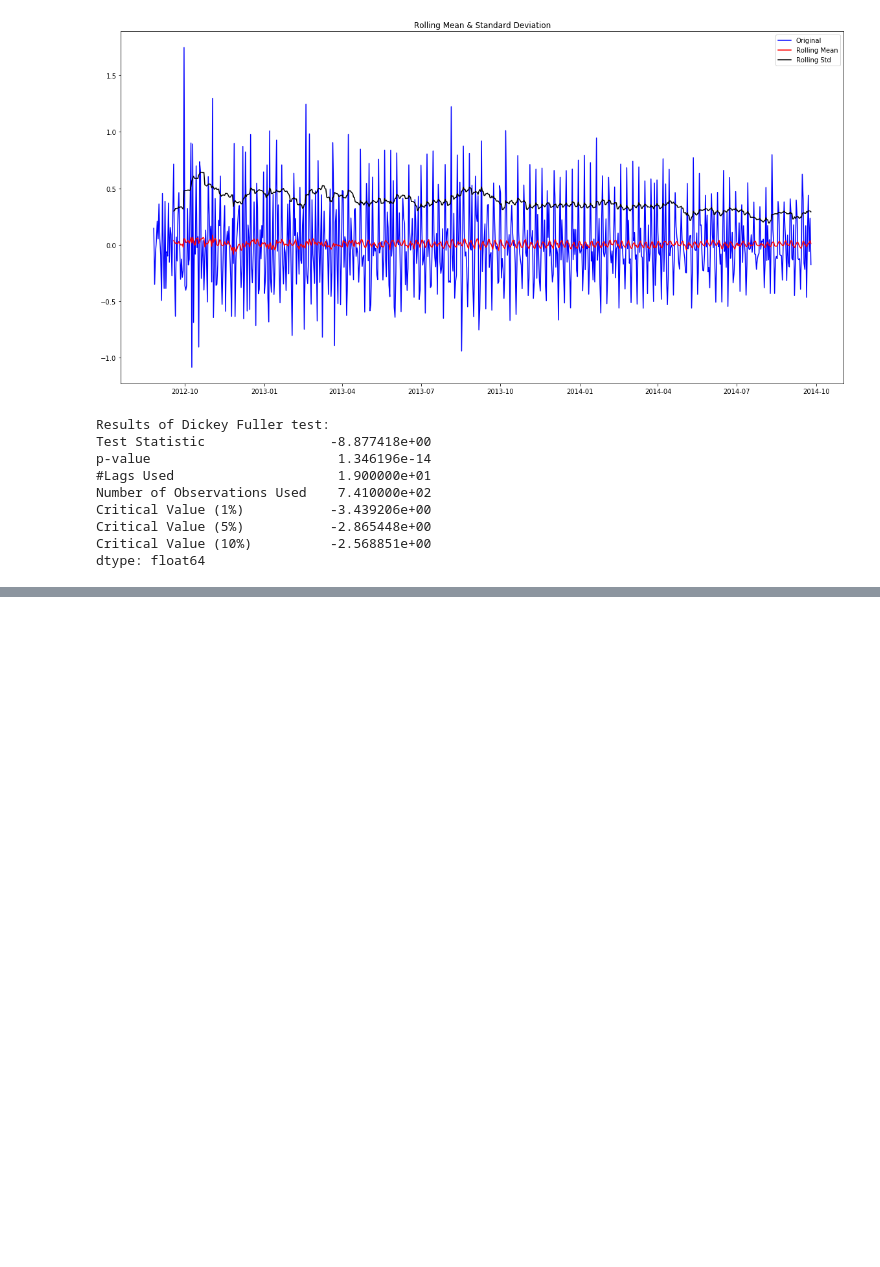
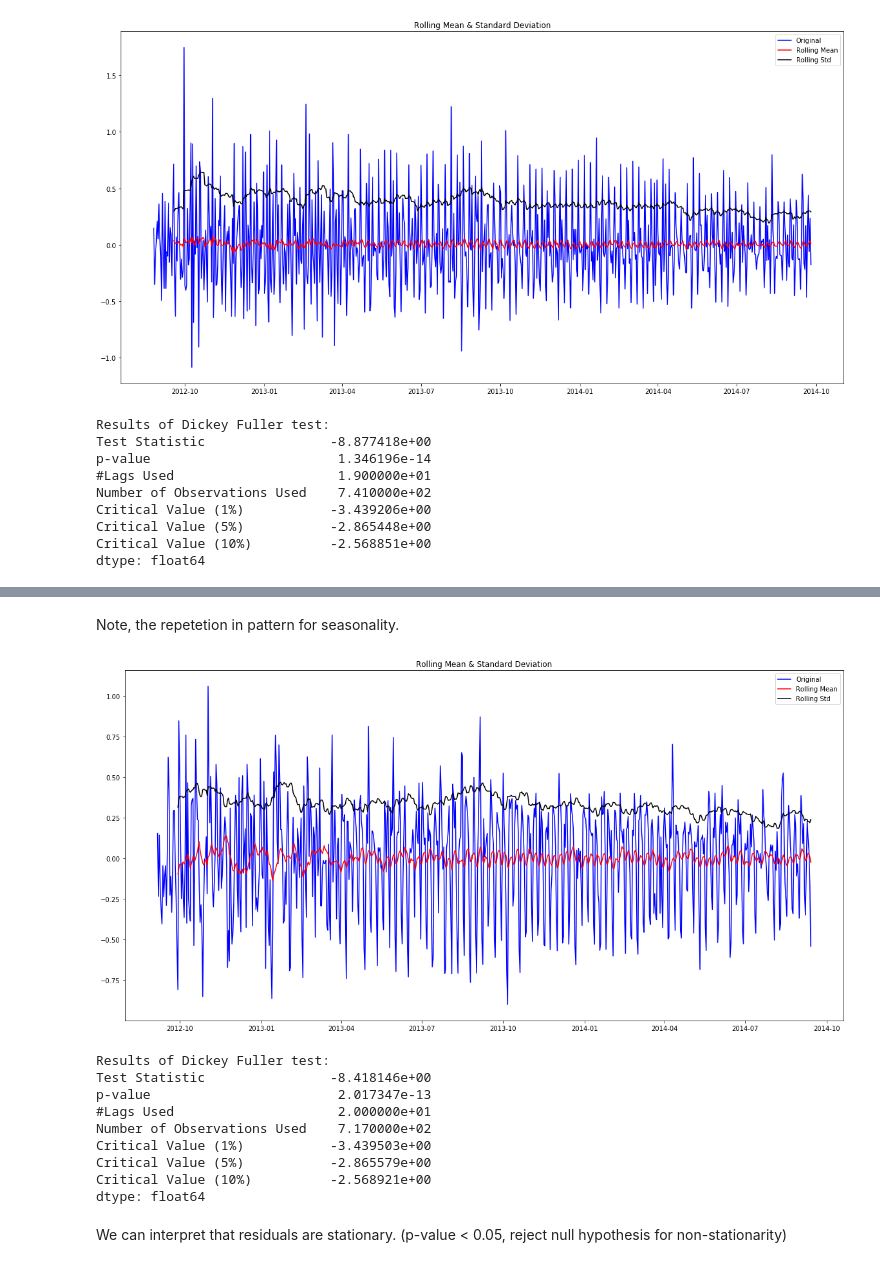
Before and after one commit to Sayandeep1806/my_projects, a Jupyter notebook: time_series_analysis/analysis/time_series_analysis.ipynb, the cells around one changed output, grey strips where cells are left out. Saved outputs shown, nothing was run; the diff lists cells and outputs as text; code cells hidden in the pictures; blank space fills up the shorter version.

```diff
--- a/time_series_analysis/analysis/time_series_analysis.ipynb
+++ b/time_series_analysis/analysis/time_series_analysis.ipynb
@@ -588,0 +615,23 @@ dtype: float64
+# %% [markdown]
+Note, the repetetion in pattern for seasonality.
+# %%
+# checking for stationarity of residuals
+
+train_log_decompose = pd.DataFrame(residual)
+train_log_decompose['date'] = train_log.index
+train_log_decompose.set_index('date',inplace=True)
+train_log_decompose.dropna(inplace=True)
+test_stationarity(train_log_decompose[0])
+# %% [output]
+[figure, added]
+Results of Dickey Fuller test:
+Test Statistic                -8.418146e+00
+p-value                        2.017347e-13
+#Lags Used                     2.000000e+01
+Number of Observations Used    7.170000e+02
+Critical Value (1%)           -3.439503e+00
+Critical Value (5%)           -2.865579e+00
+Critical Value (10%)          -2.568921e+00
+dtype: float64
+# %% [markdown]
+We can interpret that residuals are stationary. (p-value < 0.05, reject null hypothesis for non-stationarity)
```
Also changed, not shown: parts of 3 cells of this notebook, 4 other files.
